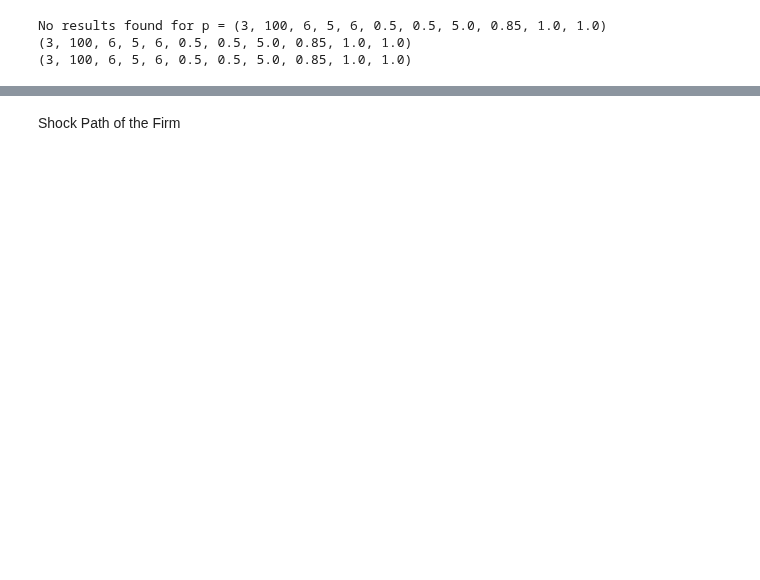
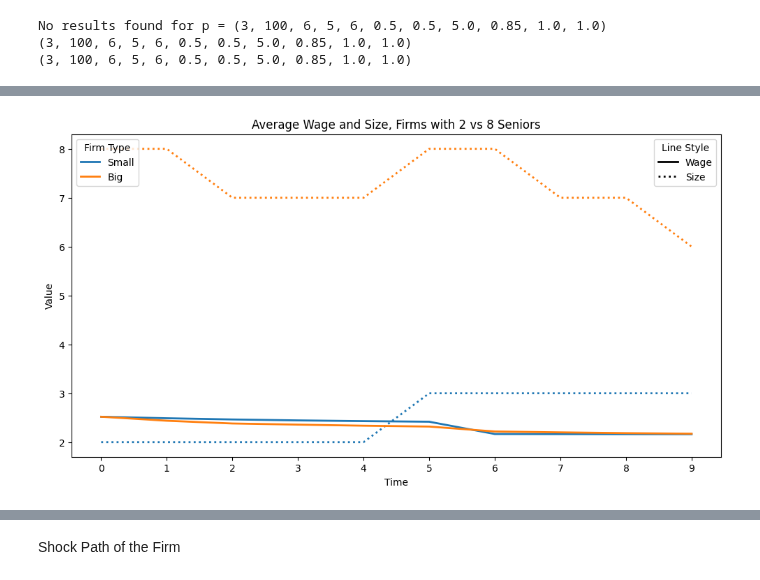
Before and after one commit to zalandru/Dynamic-Contracting-Multi-worker-Firm, a Jupyter notebook: Multiworker_wage_2steps/Simulating, results and plots.ipynb, the cells around one changed output, grey strips where cells are left out. Cells and saved outputs as stored; diff of their text form; code cells hidden in the pictures; blank space fills up the shorter version.

```diff
--- a/Multiworker_wage_2steps/Simulating, results and plots.ipynb
+++ b/Multiworker_wage_2steps/Simulating, results and plots.ipynb
@@ -104,0 +103,64 @@ simulation = sim.simulate_val
+# %%
+#This gives us comparison across firm size: large and small firm, both hit prod shock at the same time
+(pr,rho,q,nt,allow_hiring,allow_leave,update_z,z_dir,seed) = (p.z_0-1,model.rho_grid[40],p.q_0+0.0,10, True,False,True,None,True)
+
+#Simulating a bunch of firms
+irf_simul_all_small_neghock =     sim.simulate_firm(pr,0,2,rho,q,nt, allow_hiring=True,allow_fire=True,allow_leave=False,update_z=True, z_dir=-1,seed=True, disable_fire=False)
+irf_simul_all_big_negshock =      sim.simulate_firm(pr,0,8,rho,q,nt, allow_hiring=True,allow_fire=True,allow_leave=False,update_z=True, z_dir=-1,seed=True, disable_fire=False)
+#irf_simul_all_small_negshock_nofire =    sim.simulate_firm(pr,4,4,rho,q,nt, allow_hiring=True,allow_fire=True,allow_leave=False,update_z=True, z_dir=-1,seed=True, disable_fire=True)
+
+#Print layoffs across the two firms
+simulations = {
+    'Small': irf_simul_all_small_neghock,
+    'Big': irf_simul_all_big_negshock
+    #'Small Neg no Fire': irf_simul_all_small_negshock_nofire,
+}
+def get_avg_wage_sen(sim_df):
+    employed = sim_df[(sim_df['f'] > 0) & (sim_df['S'] > 1)]  # Employed senior workers only
+    return employed.groupby('t')['w'].mean()
+def get_sep_rate(sim_df):
+
+    # Filter for employed juniors (f > 0 and S == 1)
+    #juniors = sim_df[(sim_df['f'] > 0) & (sim_df['S'] == 1)]
+    #employed = sim_df[sim_df['f'] > 0]
+    # Group by time 't' and calculate the separation rate as the mean of the condition (D==3)
+    sep_rate = sim_df.groupby('t')['D'].apply(lambda x: (x == 3).sum())
+    return sep_rate
+
+avg_sep = {name: get_sep_rate(df) for name, df in simulations.items()}
+avg_wages = {name: get_avg_wage_sen(df) for name, df in simulations.items()}
+avg_shock = {name: get_avg_column(df,'z') for name, df in simulations.items()}
+avg_hirings = {name: get_avg_column(df,'n') for name, df in simulations.items()}
+
+# Now create a plot using the same color for each simulation group
+plt.figure(figsize=(12, 6))
+colors = plt.rcParams['axes.prop_cycle'].by_key()['color']
+for i, name in enumerate(simulations.keys()):
+    color = colors[i % len(colors)]
+    wage_series = avg_wages[name]
+    hiring_series = avg_hirings[name]
+    sep_series = avg_sep[name]
+    #shock_series = avg_shock[name]
+    # Solid line for wage
+    plt.plot(wage_series.index, wage_series, lw=2, color=color)
+    # Dotted line for hiring
+    plt.plot(hiring_series.index, hiring_series, lw=2, color=color, linestyle=':')
+    #plt.plot(sep_series.index, sep_series, lw=2, color=color, linestyle=':')
+    #plt.plot(shock_series.index, shock_series, lw=2, color=color, linestyle='--')
+
+# Set discrete x-ticks based on the time points
+
+all_times = np.sort(np.unique(np.concatenate([wage.index for wage in avg_wages.values()])))
+plt.xticks(all_times, all_times)
+#plt.xticks()
+
+plt.xlabel('Time')
+plt.ylabel('Value')
+plt.title('Average Wage and Size, Firms with 2 vs 8 Seniors')
+
+# Add the custom legends by calling the helper function
+add_custom_legends(list(simulations.keys()),line_labels=['Wage','Size'])
+
+plt.show()
+# %% [output]
+[figure, added]
```
Also changed, not shown: parts of 13 cells of this notebook, 14 other files.
